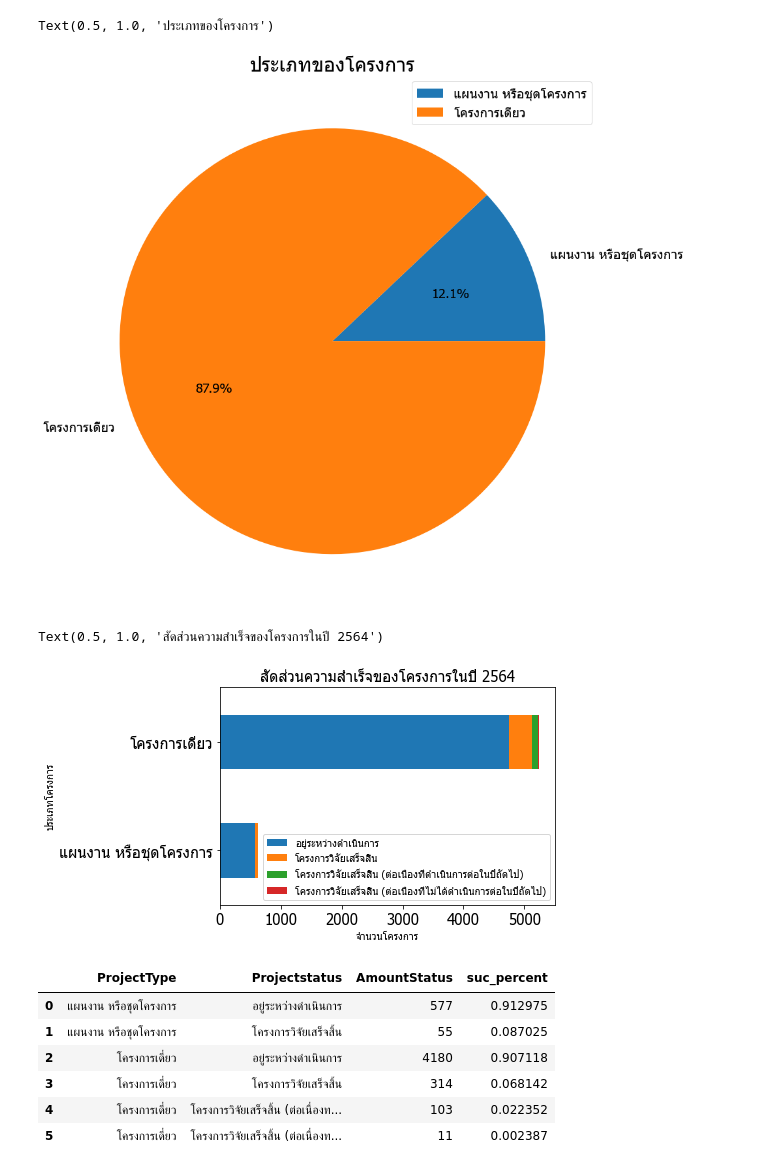
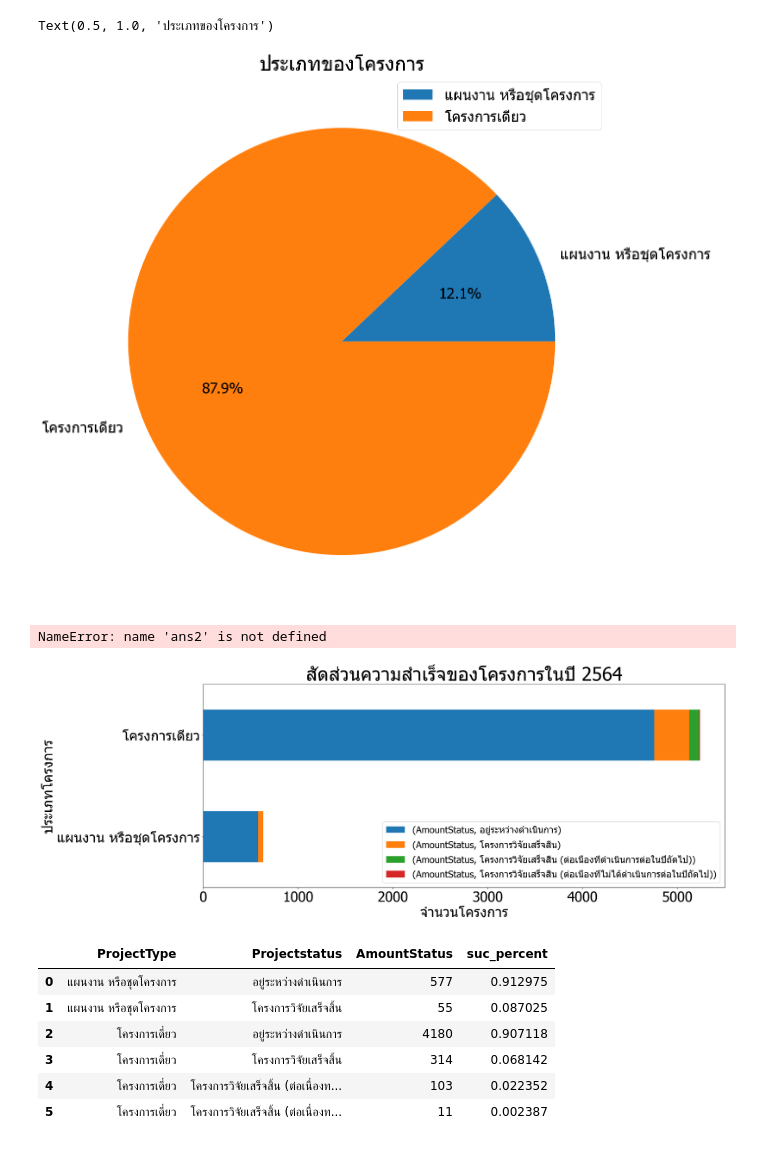
Before and after one commit to SrWannapa/DADS5001_miniProject, a Jupyter notebook: 6420422008_Wannapa_Sriphen.ipynb, the cells around one changed output. Drawn from its saved outputs; the diff is of its cells as text; code cells hidden in the pictures.

```diff
--- a/6420422008_Wannapa_Sriphen.ipynb
+++ b/6420422008_Wannapa_Sriphen.ipynb
@@ -8,27 +27,36 @@ data= pd.read_csv('https://raw.githubusercontent.com/SrWannapa/DADS5001_miniProj
 # %%
 protype = data.groupby('ProjectType')['ProjectType'].count().to_frame('counttype')
 protype.reset_index()
 plt.rcParams['font.family']='Tahoma'
-plt.rcParams['font.size']=20
-plot1 = protype.plot.pie(y= 'counttype',figsize = (20,15),autopct = '%.1f%%' , ylabel='')
+plt.rcParams['font.size']=30
+plot1 = protype.plot.pie(y= 'counttype',figsize = (20,20),autopct = '%.1f%%' , ylabel='')
+
 plt.legend(loc="upper right")
-plt.title('ประเภทของโครงการ',fontsize = 30)
+plt.title('ประเภทของโครงการ',fontsize = 40)
 # %% [output]
 Text(0.5, 1.0, 'ประเภทของโครงการ')
-[figure, old version]
+[figure, new version]
+# %%
+mm = ans2.groupby(['ProjectType','Projectstatus']).sum().groupby(level=[1]).cumsum().unstack().plot.barh(y='AmountStatus', stacked=True, fontsize = 1.5 )
+# %% [output]
+NameError: name 'ans2' is not defined
 # %%
 succase=  data.loc[ : ,['ProjectType','Projectstatus']]
 ans2 = succase.groupby(['ProjectType','Projectstatus']).size().to_frame('AmountStatus')
 ans2 = ans2.reset_index()
-mm = ans2.groupby(['ProjectType','Projectstatus']).sum().groupby(level=[1]).cumsum().unstack().plot.barh(y='AmountStatus', stacked=True, fontsize = 15 )
-plt.rcParams['font.size']=10
-plt.xlabel('จำนวนโครงการ', fontsize=10)
-plt.ylabel('ประเภทโครงการ', fontsize=10)
-plt.legend(loc="lower right")
-plt.title('สัดส่วนความสำเร็จของโครงการในปี 2564' ,fontsize = 15)
+
+mm = ans2.groupby(['ProjectType','Projectstatus']).sum().groupby(level=[1]).cumsum().unstack()
+
+plt.figure(figsize=(20,8),dpi=150)
+mm.plot.barh(ax=plt.axes(), stacked=True)
+
+plt.xlabel('จำนวนโครงการ', fontsize = 30)
+plt.ylabel('ประเภทโครงการ', fontsize = 30)
+plt.title('สัดส่วนความสำเร็จของโครงการในปี 2564' ,fontsize = 40)
+plt.legend(loc='lower right',fontsize=20)
+plt.show()
 # %% [output]
-Text(0.5, 1.0, 'สัดส่วนความสำเร็จของโครงการในปี 2564')
-[figure, old version]
+[figure, new version]
 # %%
 ans2['suc_percent'] = ans2['AmountStatus'] / ans2.groupby('ProjectType')['AmountStatus'].transform('sum')
 ans2
```
Also changed, not shown: parts of 7 cells of this notebook.
